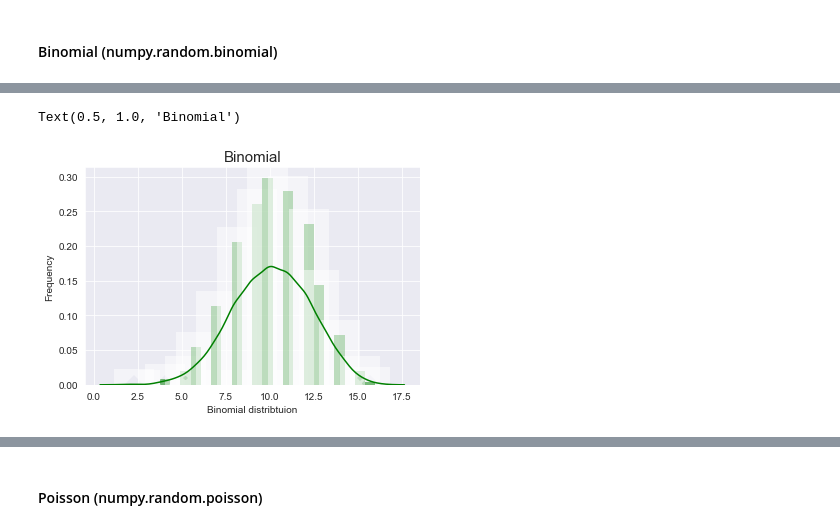
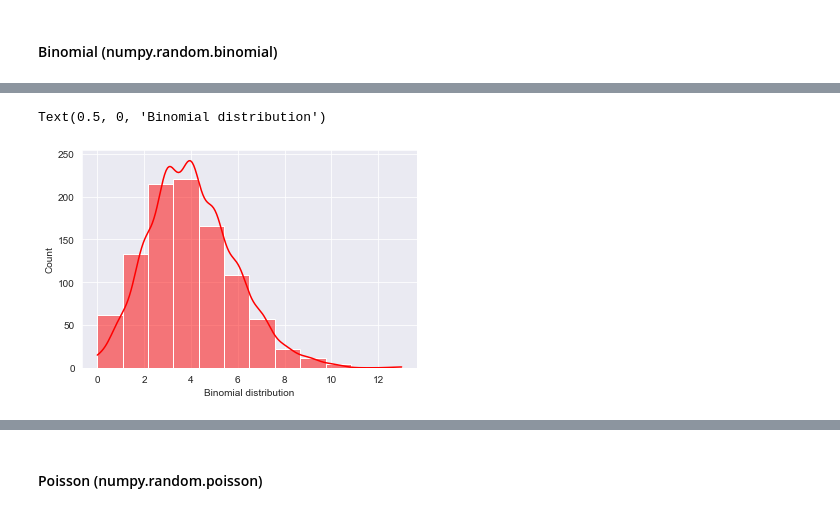
Before and after one commit to dconn20/numpy.random-package, a Jupyter notebook: Numpy.random - Package.ipynb, the cells around one changed output, grey strips where cells are left out. Saved outputs shown, nothing was run; the diff lists cells and outputs as text; code cells hidden in the pictures.

Commit message:
need to tidy overall and fix plots

```diff
--- a/Numpy.random - Package.ipynb
+++ b/Numpy.random - Package.ipynb
@@ -312,12 +295,9 @@ Text(0, 0.5, 'Heads success rate')
 # %%
-# Coin toss trial function which displays binomial distribution
-df = np.random.binomial(n=20,p=0.5,size=1000)
-ax = sns.distplot(df,
-                  kde=True,
-                  color='green',
-                  hist_kws={"linewidth": 30,'alpha':0.5})
-ax.set(xlabel='Binomial distribtuion', ylabel='Frequency')
-plt.title('Binomial', fontsize=15)
+# Example which displays binomial distribution with unequal outcome
+
+bd = np.random.binomial(20, 0.2, 1000)
+ax = sns.histplot(bd, kde=True, color='red', bins=12)
+ax.set_xlabel ('Binomial distribution')
 # %% [output]
-Text(0.5, 1.0, 'Binomial')
+Text(0.5, 0, 'Binomial distribution')
-[figure, old version]
+[figure, new version]
```
Also changed, not shown: parts of 7 cells of this notebook.
